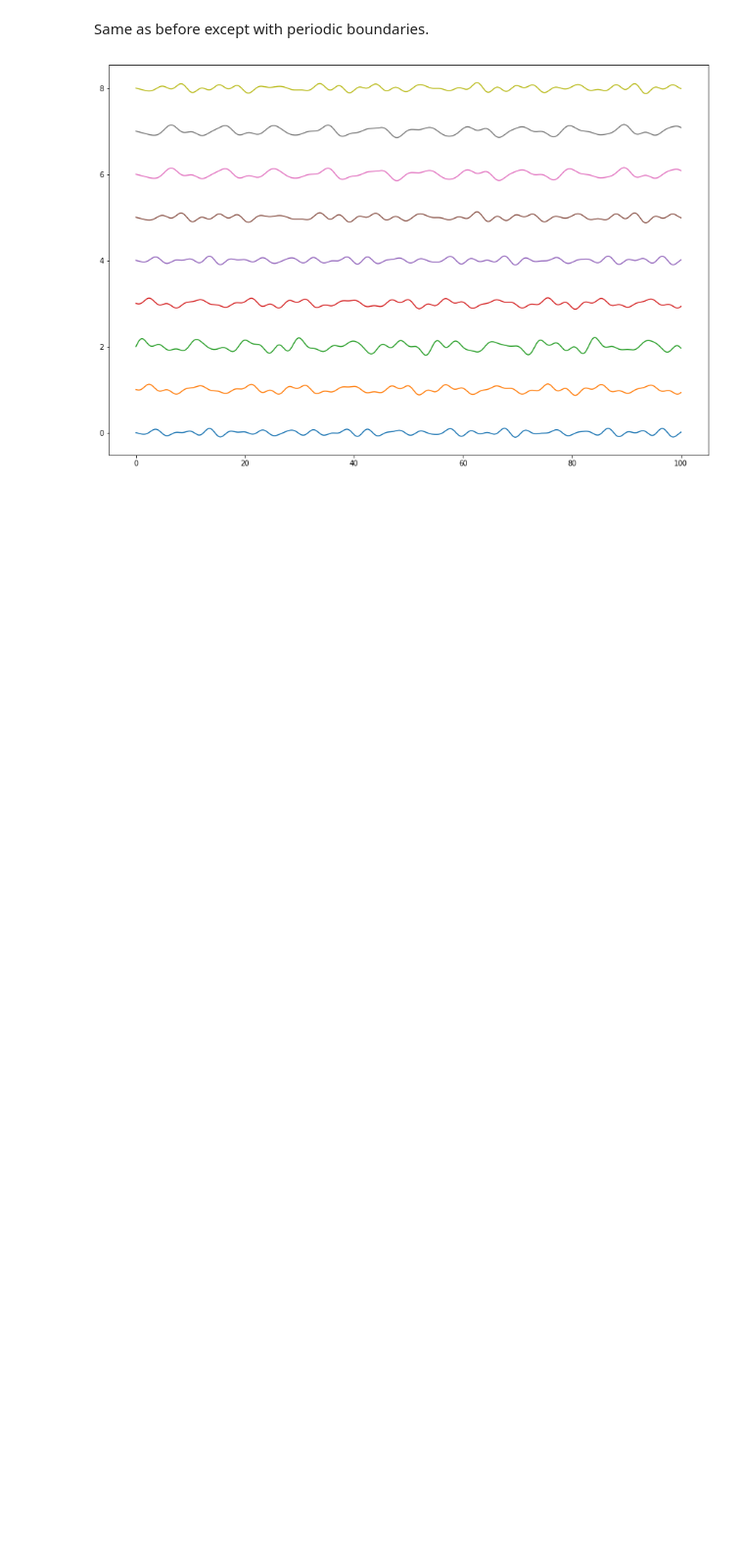
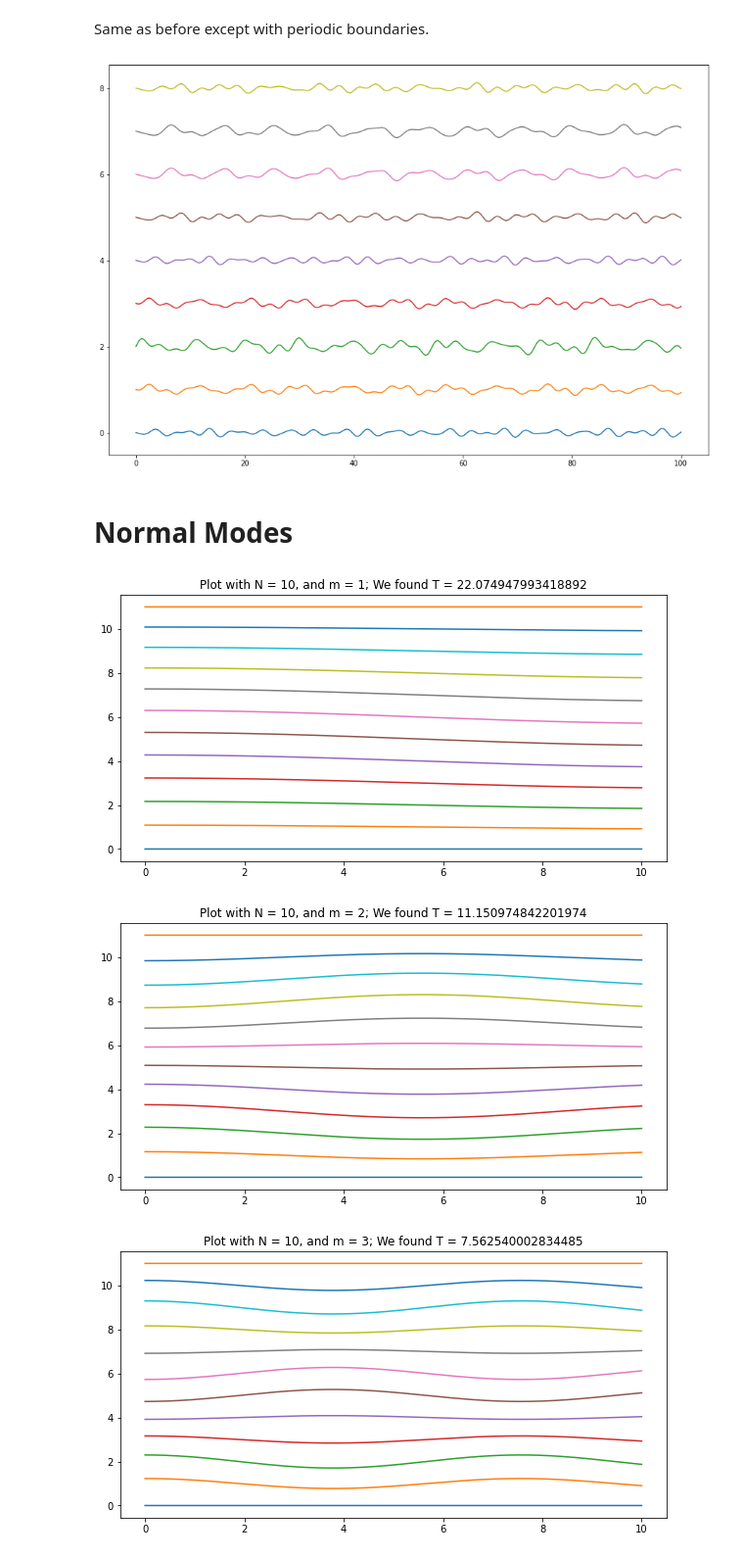
Before and after one commit to project-ida/phonons, a Jupyter notebook: string.ipynb, the cells around one changed output. Shown at 98% size. Cells and saved outputs as stored; diff of their text form; code cells hidden in the pictures; blank space fills up the shorter version.

```diff
--- a/string.ipynb
+++ b/string.ipynb
@@ -68,6 +68,7 @@ class object:
     def __init__(self, mass = 1, x0 = 0, v0 = 0, a0 = 0, wall = False, dt = 0.0001):
         self.mass = mass
         self.position = x0
+        self.xstart = x0
         self.velocity = v0
         self.acceleration = a0
         self.dt = dt
@@ -109,7 +110,7 @@ class object:
         self.velocity += v
 
     def reset(self):
-        self.position = self.xhistory[0]
+        self.position = self.xstart
         self.velocity = 0
         self.acceleration = 0
         self.energy = 0
@@ -316,3 +317,5 @@ for obj in objects:
 plt.show()
 # %% [output]
 [figure]
+# %% [markdown]
+# Normal Modes
@@ -318,0 +355,47 @@ plt.show()
+# %%
+omegas = []
+for m in range(1, N):
+    lmbda = 2*(N+1)*l/m
+    for obj in objects:
+        obj.reset()
+    n = 0
+    for obj in objects:
+        deltax = 0.3*np.sin(2*np.pi/lmbda*n*l)
+        n += 1
+        obj.displace(deltax, 0)
+
+    count = 0
+    omega_sum = 0
+    time = []
+    for i in range(iters):
+        time.append(i*dt)
+        for s in springs:
+            s.spring_force()
+        for obj in objects:
+    #        damping(obj, gamma)
+            obj.Newton()
+            if not (obj.position - obj.xstart) == 0:
+                omega_sum += -obj.acceleration/(obj.position - obj.xstart)
+                count += 1
+            obj.timestep()
+    omega_avg = np.sqrt(omega_sum/count)
+    omegas.append(omega_avg)
+    period = 2*np.pi/omega_avg
+    plt.figure(figsize = (10,5))
+    for obj in objects:
+        plt.plot(time, obj.xhistory)
+    title = "Plot with N = " + str(N) + ", and m = " + str(m) + "; We found T = " + str(period)
+    plt.title(title)
+    plt.show()
+
+plt.figure(figsize = (10,5))
+plt.title("Measured Against Predicted Angular Frequency from the Dispersion Relationship")
+plt.scatter(range(1, N), omegas)
+i = np.arange(1, N, 0.01)
+omega = np.sqrt(2*k/mass*(1 - np.cos(np.pi*i/((N+1)))))
+plt.plot(i, omega)
+plt.show()
+# %% [output]
+[figure, added]
+[figure, added]
+[figure, added]
```
Also changed, not shown: parts of 4 cells of this notebook.
